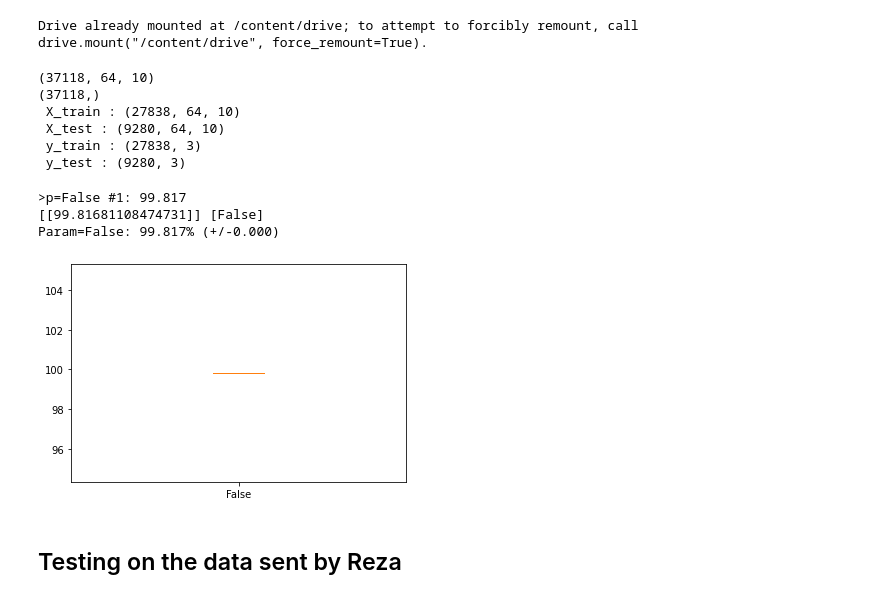
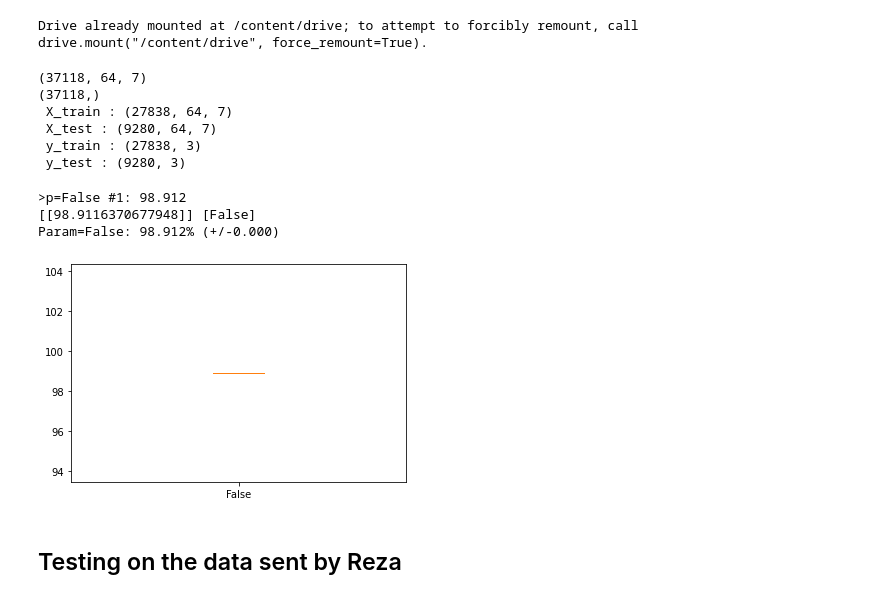
Before and after one commit to ArvindReddyC/Sord_analysis, a Jupyter notebook: Notebooks/CCN_activity_recog.ipynb, the cells around one changed output. Saved outputs shown, nothing was run; the diff lists cells and outputs as text; code cells hidden in the pictures.

```diff
--- a/Notebooks/CCN_activity_recog.ipynb
+++ b/Notebooks/CCN_activity_recog.ipynb
@@ -27,12 +28,34 @@ main_df  = pd.read_csv('/content/drive/MyDrive/sord_data/raw_training_df.csv' ,
 main_df.sort_values( ['User_Id','Time'], inplace=True )
 main_df.reset_index( drop=True , inplace= True )
 main_df.columns = [ 'Time' , 	'Angle' , 'ax' , 'ay' , 'az' , 'gx' , 'gy' , 'gz' , 'mx' , 'my' , 'mz' , 'Activity' , 	'User_Id'  ]
+main_df = main_df[ main_df.columns.drop(['gx' , 'gy' , 'gz']) ]
 main_df['Activity'] = main_df['Activity'].map( { 'Sitting':0  , 'Standing' : 1 , 'Walking' : 2   } )
 # %%
 from scipy import stats
 
 def create_segments_and_labels(df, time_steps, step):
-    N_FEATURES = 10
+    # N_FEATURES = 10
+    # segments = []
+    # labels = []
+    # for i in range(0, len(df) - time_steps, step):
+    #     angle = df['Angle'].values[i: i + time_steps]
+    #     ax = df['ax'].values[i: i + time_steps]
+    #     ay = df['ay'].values[i: i + time_steps]
+    #     az = df['az'].values[i: i + time_steps]
+    #     gx = df['gx'].values[i: i + time_steps]
+    #     gy=  df['gy'].values[i: i + time_steps]
+    #     gz=  df['gz'].values[i: i + time_steps]
+    #     mx =  df['mx'].values[i: i + time_steps]
+    #     my = df['my'].values[i: i + time_steps]
+    #     mz  = df['mz'].values[i: i + time_steps]
+    #     # Retrieve the most often used label in this segment
+    #     labels.append( stats.mode(df['Activity'][i: i + time_steps])[0][0] )
+    #     segments.append([angle, ax , ay , az , gx , gy , gz , mx , my , mz ])
+    # # Bring the segments into a better shape
+    # reshaped_segments = np.asarray(segments, dtype= np.float32).reshape(-1, time_steps, N_FEATURES)
+    # label = np.asarray(labels)
+    # return (reshaped_segments,label)
+    N_FEATURES = 7
     segments = []
     labels = []
     for i in range(0, len(df) - time_steps, step):
@@ -40,15 +63,15 @@ def create_segments_and_labels(df, time_steps, step):
         ax = df['ax'].values[i: i + time_steps]
         ay = df['ay'].values[i: i + time_steps]
         az = df['az'].values[i: i + time_steps]
-        gx = df['gx'].values[i: i + time_steps]
-        gy=  df['gy'].values[i: i + time_steps]
-        gz=  df['gz'].values[i: i + time_steps]
+        # gx = df['gx'].values[i: i + time_steps]
+        # gy=  df['gy'].values[i: i + time_steps]
+        # gz=  df['gz'].values[i: i + time_steps]
         mx =  df['mx'].values[i: i + time_steps]
         my = df['my'].values[i: i + time_steps]
         mz  = df['mz'].values[i: i + time_steps]
         # Retrieve the most often used label in this segment
         labels.append( stats.mode(df['Activity'][i: i + time_steps])[0][0] )
-        segments.append([angle, ax , ay , az , gx , gy , gz , mx , my , mz ])
+        segments.append([angle, ax , ay , az  , mx , my , mz ])
     # Bring the segments into a better shape
     reshaped_segments = np.asarray(segments, dtype= np.float32).reshape(-1, time_steps, N_FEATURES)
     label = np.asarray(labels)
@@ -66,10 +89,10 @@ y_train = to_categorical(y_train)
 y_test = to_categorical(y_test)
 print( f' X_train : {X_train.shape} \n X_test : {X_test.shape} \n y_train : {y_train.shape} \n y_test : {y_test.shape}  ' )
 # %% [output]
-(37118, 64, 10)
+(37118, 64, 7)
 (37118,)
- X_train : (27838, 64, 10)
- X_test : (9280, 64, 10)
+ X_train : (27838, 64, 7)
+ X_test : (9280, 64, 7)
  y_train : (27838, 3)
  y_test : (9280, 3)
 # %%
@@ -121,12 +144,12 @@ def evaluate_model(trainX, trainy, testX, testy, param):
 	model = Sequential()
 	model.add(Conv1D(filters=64, kernel_size=3, activation='relu', input_shape=(n_timesteps,n_features)))
 	model.add(Conv1D(filters=64, kernel_size=3, activation='relu'))
-	model.add(Dropout(0.3))
+	model.add(Dropout(0.1))
 	model.add(MaxPooling1D(pool_size=2))
 	model.add(Flatten())
 	model.add(Dense(100, activation='relu'))
 	model.add(Dense(n_outputs, activation='softmax'))
-	opt = tf.keras.optimizers.Adam( learning_rate = 0.001 )
+	opt = tf.keras.optimizers.Adam( learning_rate = 0.00001 )
 	model.compile(loss='categorical_crossentropy', optimizer='adam', metrics=['accuracy'])
 	# fit network
 	model.fit(trainX, trainy, epochs=epochs, batch_size=batch_size, verbose=verbose)
@@ -142,37 +165,37 @@ def summarize_results(scores, params):
 		m, s = mean(scores[i]), std(scores[i])
 		print('Param=%s: %.3f%% (+/-%.3f)' % (params[i], m, s))
 	# boxplot of scores
 	pyplot.boxplot(scores, labels=params)
 	pyplot.savefig('exp_cnn_standardize')
 
 # run an experiment
 def run_experiment(params = [False] ,   repeats=1):
 	# load data
 	my_model = []
 	trainX, trainy, testX, testy = X_train, y_train , X_test , y_test
 	# test each parameter
 	all_scores = list()
 	for p in params:
 		# repeat experiment
 		scores = list()
 		for r in range(repeats):
 			score,my_model = evaluate_model(trainX, trainy, testX, testy, p)
 			score = score * 100.0
 			print('>p=%s #%d: %.3f' % (p, r+1, score))
 			scores.append(score)
 		all_scores.append(scores)
 	# summarize results
 	summarize_results(all_scores, params)
 	return my_model
 
 # # run the experiment
 # n_params = [False, True]
 my_model = run_experiment()
 # %% [output]
->p=False #1: 99.817
-[[99.81681108474731]] [False]
-Param=False: 99.817% (+/-0.000)
+>p=False #1: 98.912
+[[98.9116370677948]] [False]
+Param=False: 98.912% (+/-0.000)
-[figure, old version]
+[figure, new version]
 # %% [markdown]
 ## Testing on the data sent by Reza
 # %%
```
Also changed, not shown: parts of 11 cells of this notebook.
